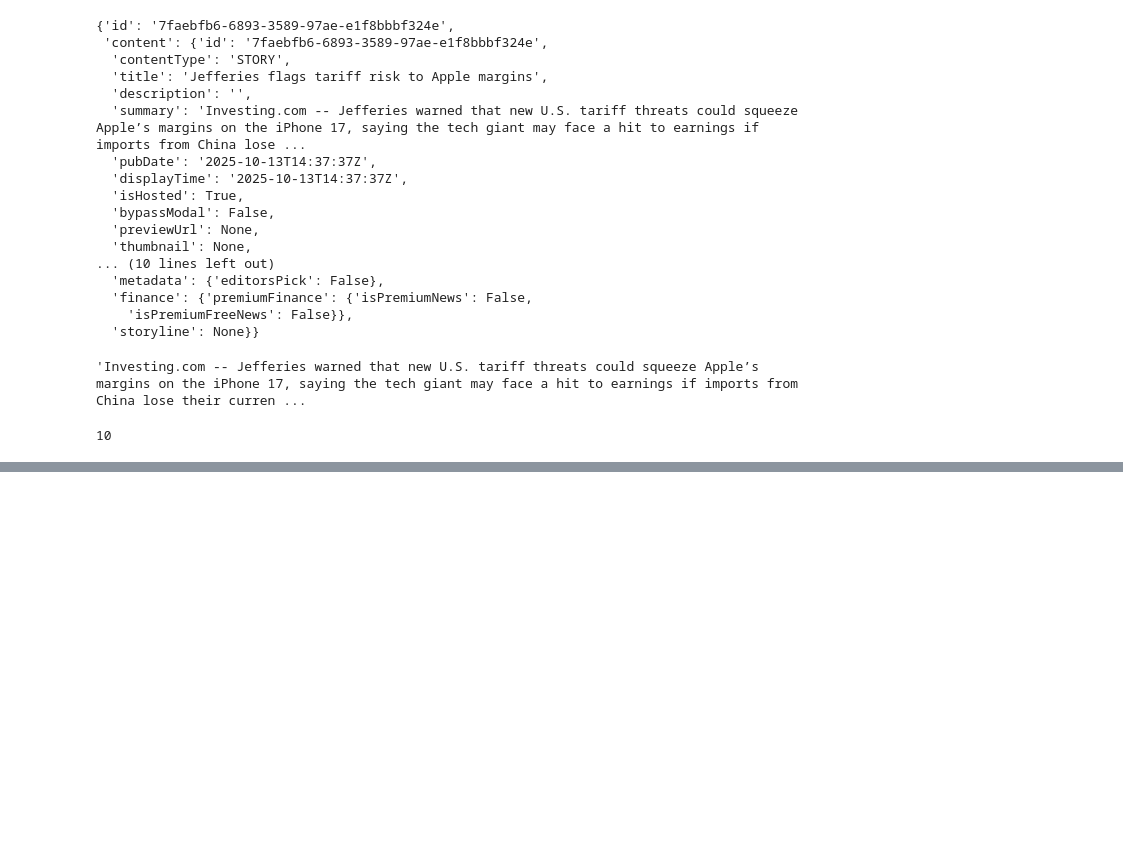
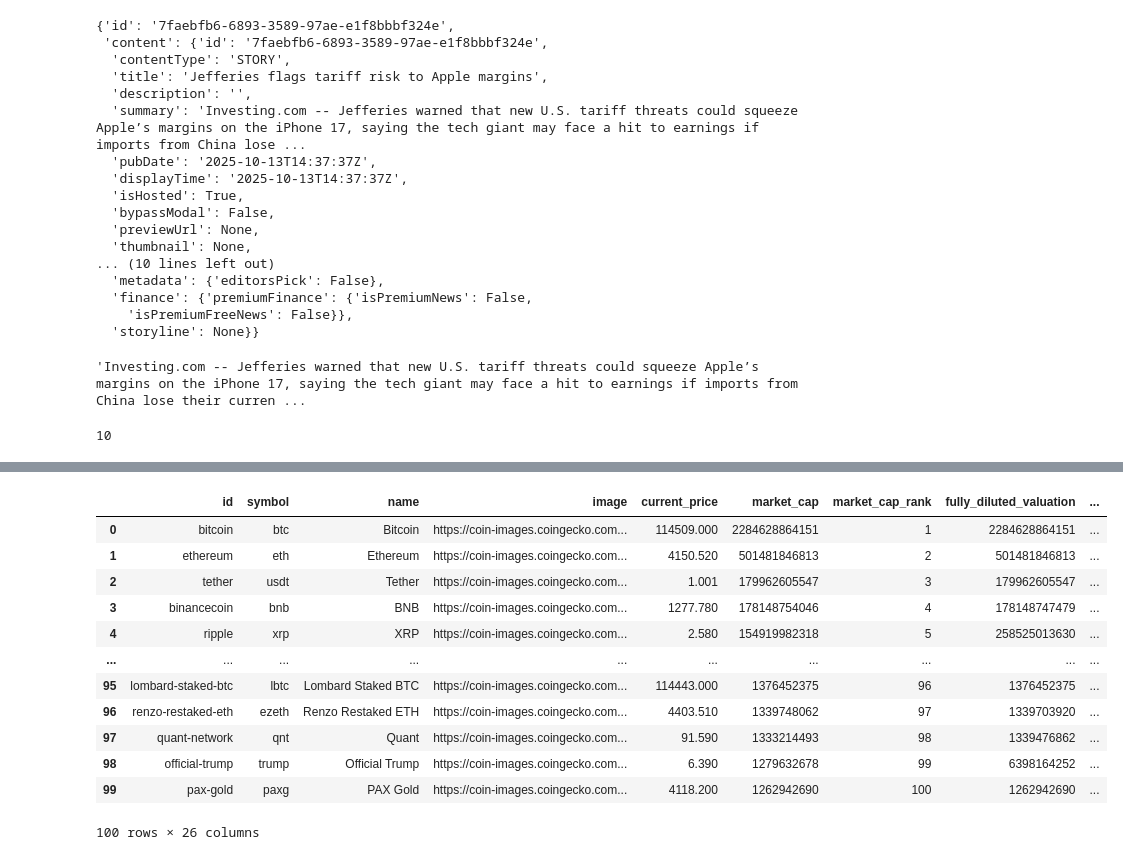
Before and after one commit to caracena/apunte-finanzas-computacionales, a Jupyter notebook: clase1-get_data.ipynb, the cells around one changed output, grey strips where cells are left out. Drawn from its saved outputs; the diff is of its cells as text; code cells hidden in the pictures; blank space fills up the shorter version.

```diff
--- a/clase1-yfinance.ipynb
+++ b/clase1-get_data.ipynb
@@ -293,0 +415,16 @@ len(AAPL.news)
+# %%
+pd.DataFrame(cg.get_coins_markets(vs_currency="usd"))
+# %% [output]
+|  | id | symbol | name | image | current_price | market_cap | market_cap_rank | fully_diluted_valuation | ... |
+| 0 | bitcoin | btc | Bitcoin | https://coin-images.coingecko.com... | 114509.000 | 2284628864151 | 1 | 2284628864151 | ... |
+| 1 | ethereum | eth | Ethereum | https://coin-images.coingecko.com... | 4150.520 | 501481846813 | 2 | 501481846813 | ... |
+| 2 | tether | usdt | Tether | https://coin-images.coingecko.com... | 1.001 | 179962605547 | 3 | 179962605547 | ... |
+| 3 | binancecoin | bnb | BNB | https://coin-images.coingecko.com... | 1277.780 | 178148754046 | 4 | 178148747479 | ... |
+| 4 | ripple | xrp | XRP | https://coin-images.coingecko.com... | 2.580 | 154919982318 | 5 | 258525013630 | ... |
+| ... | ... | ... | ... | ... | ... | ... | ... | ... | ... |
+| 95 | lombard-staked-btc | lbtc | Lombard Staked BTC | https://coin-images.coingecko.com... | 114443.000 | 1376452375 | 96 | 1376452375 | ... |
+| 96 | renzo-restaked-eth | ezeth | Renzo Restaked ETH | https://coin-images.coingecko.com... | 4403.510 | 1339748062 | 97 | 1339703920 | ... |
+| 97 | quant-network | qnt | Quant | https://coin-images.coingecko.com... | 91.590 | 1333214493 | 98 | 1339476862 | ... |
+| 98 | official-trump | trump | Official Trump | https://coin-images.coingecko.com... | 6.390 | 1279632678 | 99 | 6398164252 | ... |
+| 99 | pax-gold | paxg | PAX Gold | https://coin-images.coingecko.com... | 4118.200 | 1262942690 | 100 | 1262942690 | ... |
+100 rows × 26 columns
```
Also changed, not shown: parts of 27 cells of this notebook, 2 other files.
